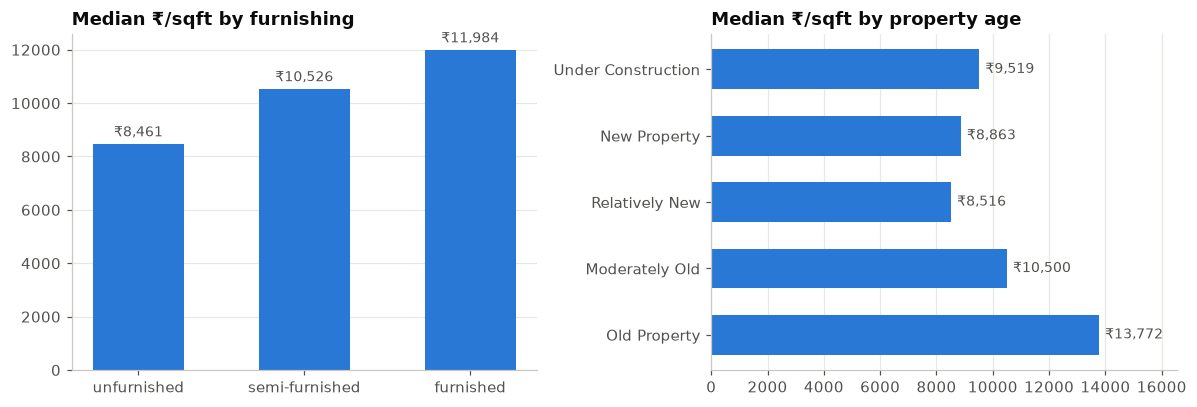
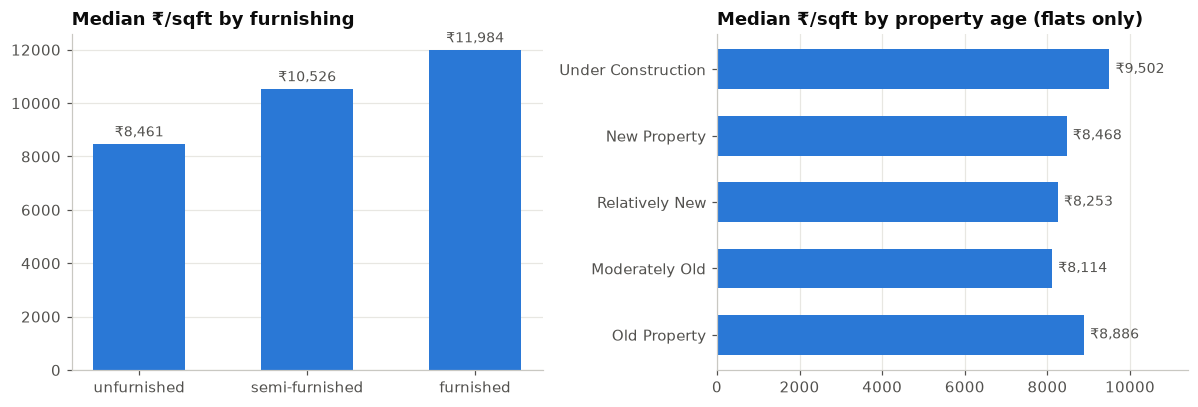
The change to this notebook cell's code, shown as a diff; its figure went from the first image to the second:
--- before
+++ after
@@ -2,5 +2,8 @@
           .median()
           .reindex(["unfurnished", "semi-furnished", "furnished"]))
-age_ppsf = (df.groupby("age_possession")["price_per_sqft"]
+# Compute the age gradient within flats only — the aggregate is confounded by
+# property mix (old listings are mostly houses, which have far higher ₹/sqft).
+age_ppsf = (df[df["property_type"] == "flat"]
+              .groupby("age_possession")["price_per_sqft"]
               .median()
               .reindex(["Under Construction", "New Property", "Relatively New",
@@ -15,5 +18,5 @@
 bars = axes[1].barh(age_ppsf.index[::-1], age_ppsf.values[::-1], color=PALETTE["blue"], height=0.6)
 axes[1].bar_label(bars, fmt="₹{:,.0f}", padding=4, fontsize=9, color="#52514e")
-axes[1].set_title("Median ₹/sqft by property age")
+axes[1].set_title("Median ₹/sqft by property age (flats only)")
 axes[1].set_xlim(0, age_ppsf.max() * 1.2)
 axes[1].grid(axis="y", visible=False)

Commit: Add interactive market-atlas dashboard; fix property-age finding